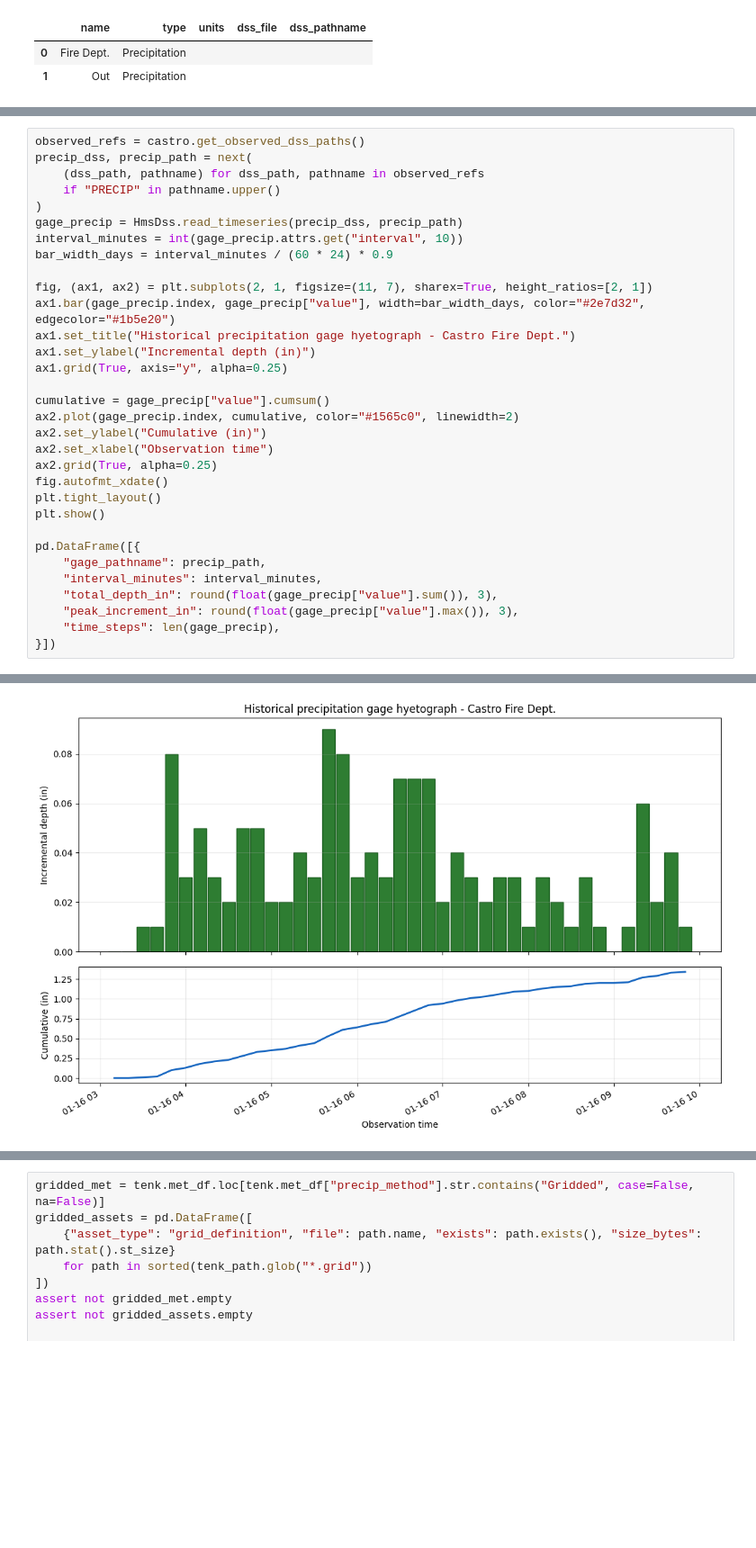
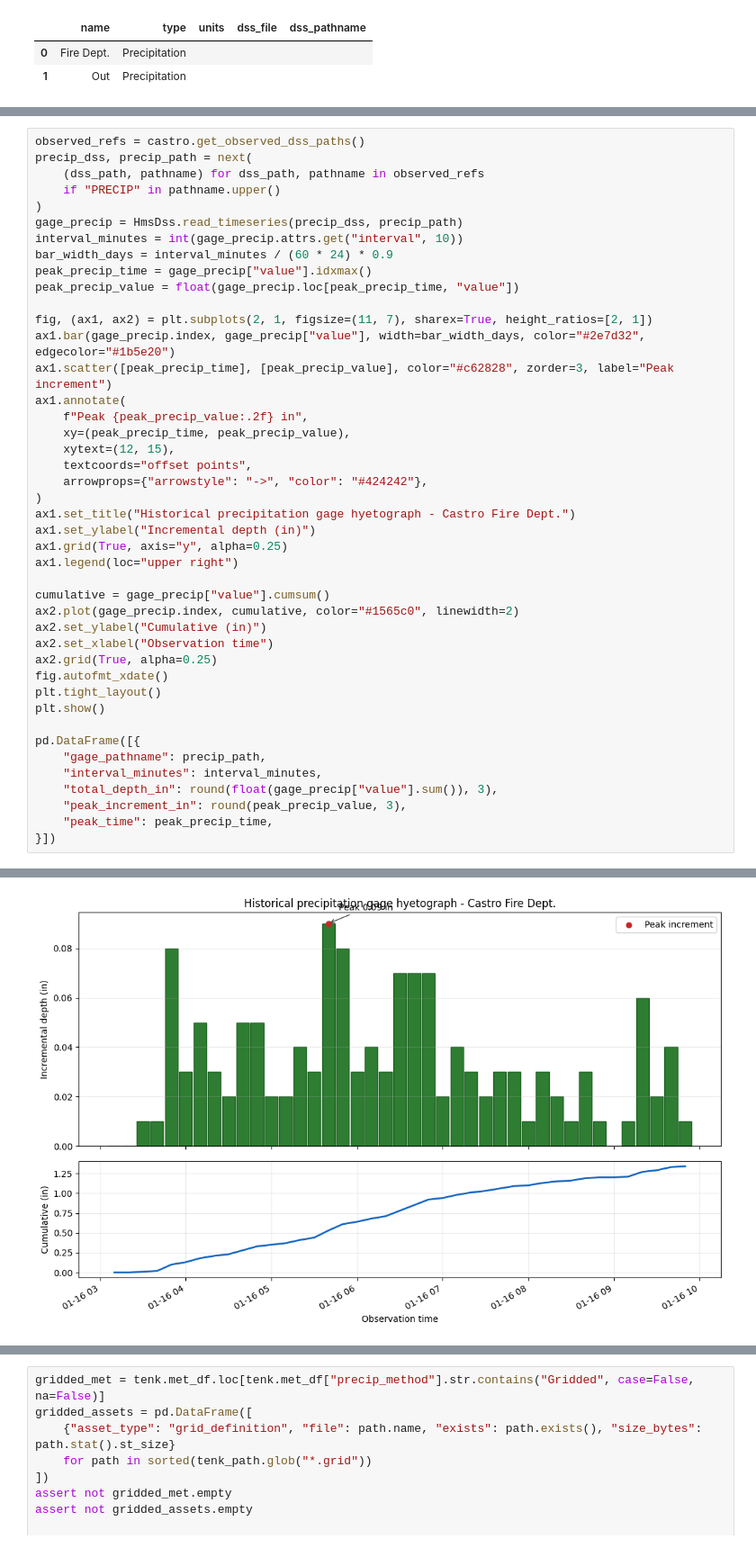
Before and after one commit to gpt-cmdr/hms-commander, a Jupyter notebook: examples/102_guide_meteorologic_methods.ipynb, the cells around one changed output, grey strips where cells are left out. Shown at 90% size. Cells and saved outputs as stored; diff of their text form; blank space fills up the shorter version.

```diff
--- a/examples/102_guide_meteorologic_methods.ipynb
+++ b/examples/102_guide_meteorologic_methods.ipynb
@@ -87,12 +132,23 @@ precip_dss, precip_path = next(
 gage_precip = HmsDss.read_timeseries(precip_dss, precip_path)
 interval_minutes = int(gage_precip.attrs.get("interval", 10))
 bar_width_days = interval_minutes / (60 * 24) * 0.9
+peak_precip_time = gage_precip["value"].idxmax()
+peak_precip_value = float(gage_precip.loc[peak_precip_time, "value"])
 
 fig, (ax1, ax2) = plt.subplots(2, 1, figsize=(11, 7), sharex=True, height_ratios=[2, 1])
 ax1.bar(gage_precip.index, gage_precip["value"], width=bar_width_days, color="#2e7d32", edgecolor="#1b5e20")
+ax1.scatter([peak_precip_time], [peak_precip_value], color="#c62828", zorder=3, label="Peak increment")
+ax1.annotate(
+    f"Peak {peak_precip_value:.2f} in",
+    xy=(peak_precip_time, peak_precip_value),
+    xytext=(12, 15),
+    textcoords="offset points",
+    arrowprops={"arrowstyle": "->", "color": "#424242"},
+)
 ax1.set_title("Historical precipitation gage hyetograph - Castro Fire Dept.")
 ax1.set_ylabel("Incremental depth (in)")
 ax1.grid(True, axis="y", alpha=0.25)
+ax1.legend(loc="upper right")
 
 cumulative = gage_precip["value"].cumsum()
 ax2.plot(gage_precip.index, cumulative, color="#1565c0", linewidth=2)
@@ -107,8 +163,8 @@ pd.DataFrame([{
     "gage_pathname": precip_path,
     "interval_minutes": interval_minutes,
     "total_depth_in": round(float(gage_precip["value"].sum()), 3),
-    "peak_increment_in": round(float(gage_precip["value"].max()), 3),
-    "time_steps": len(gage_precip),
+    "peak_increment_in": round(peak_precip_value, 3),
+    "peak_time": peak_precip_time,
 }])
 # %% [output]
 Configuring Java VM for DSS operations...
@@ -115,2 +172,2 @@ Configuring Java VM for DSS operations...
 [OK] Java VM configured
-[figure, old version]
+[figure, new version]
```
Also changed, not shown: parts of 6 cells of this notebook, 5 other files.
